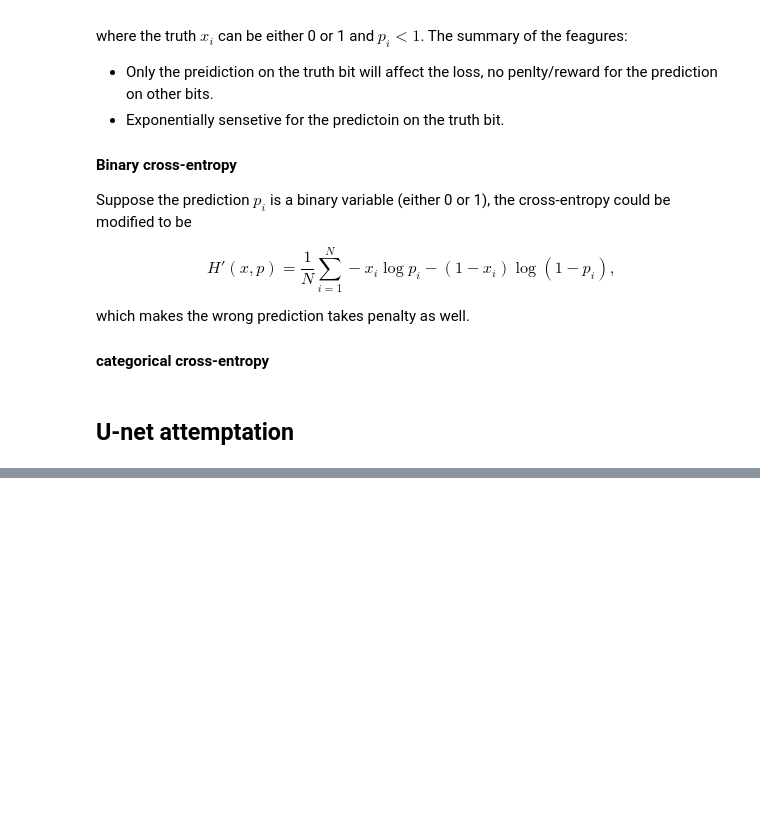
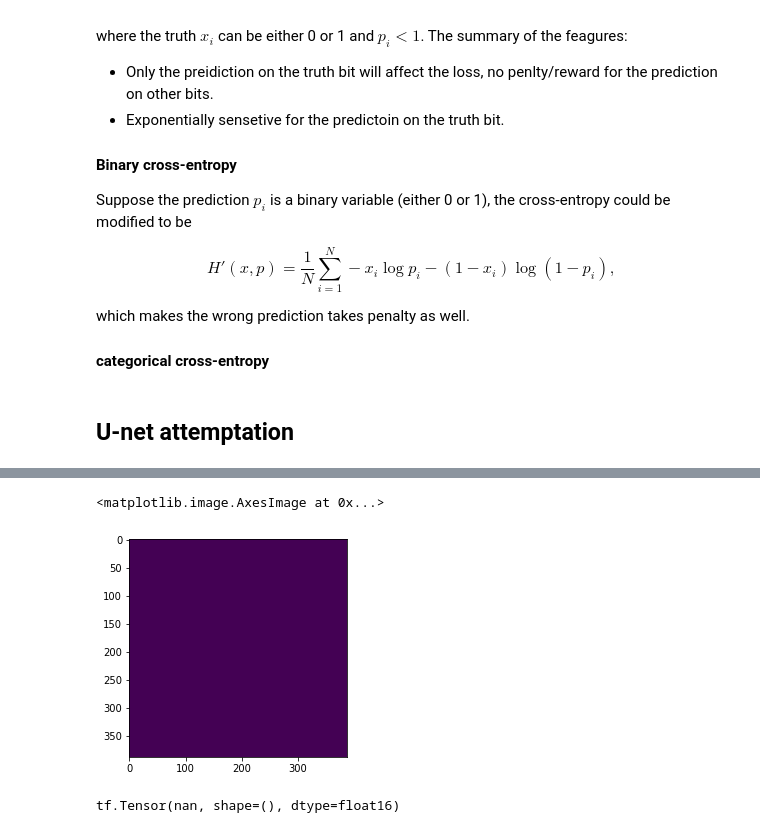
Before and after one commit to TabrisXiao/dOD, a Jupyter notebook: note/dev_note.ipynb, the cells around one changed output, grey strips where cells are left out. Cells and saved outputs as stored; diff of their text form; code cells hidden in the pictures; blank space fills up the shorter version.

Commit message:
added dtype to input

```diff
--- a/note/dev_note.ipynb
+++ b/note/dev_note.ipynb
@@ -120,7 +120,7 @@ import tensorflow as tf
 from model import *
 
 
-m = mynet(input_shape=(572,572,12),padding = 'valid', drop_rate=0.2)
+m = mynet(input_shape=(572,572,12),padding = 'valid', dtype='float16', drop_rate=0.2)
 m.buildNet(False)
 
 sg = sp.sample_v0('geo0', 572, 572, [92,92], 12, radius = 18)
@@ -145,18 +145,16 @@ Non-trainable params: 0
 __________________________________________________________________________________________________
 # %%
 nbatch = 20
-batch_size = 4
+batch_size = 2
 samples = []
 masks =[]
 for i in range(nbatch):
     samples, masks = sg.generate(batch_size)
-    samples = np.swapaxes(samples, 1,2)
-    samples = np.swapaxes(samples, 2,3)
-    masks = np.swapaxes(masks, 1,2)
-    masks = np.swapaxes(masks, 2,3)
-    print(samples.shape)
-    print(masks.shape)
+    #print(samples.shape)
+    #print(masks.shape)
+    samples = samples.astype(np.float16)
+    masks = masks.astype(np.float16)
     m.net.fit(x=samples, y = masks, epochs = 1, batch_size = batch_size)
 
-%tensorboard --logdir logs
+#%tensorboard --logdir logs
 # %% [output]
@@ -168,0 +181,17 @@ Hint: If you want to see a list of allocated tensors when OOM happens, add repor
+# %%
+import matplotlib.pyplot as plt
+fig, ax = plt.subplots()
+
+x, t = sg.generate(1)
+y = m.predict(x)
+
+#print(y[0,:,:,0].dtype)
+image = y[0,:,:,0].astype(np.float32)
+ax.imshow(image)
+# %% [output]
+<matplotlib.image.AxesImage at 0x...>
+[figure, added]
+# %%
+print(m.net.layers[3].weights[1][1])
+# %% [output]
+tf.Tensor(nan, shape=(), dtype=float16)
```
Also changed, not shown: parts of 1 cell of this notebook, 2 other files.
